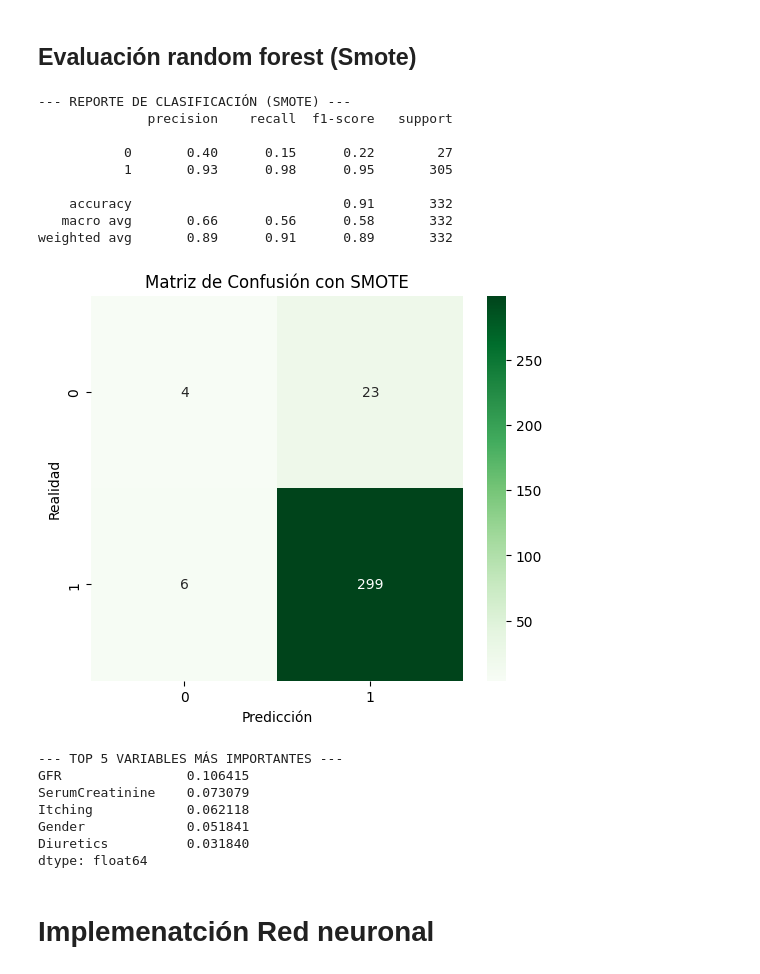
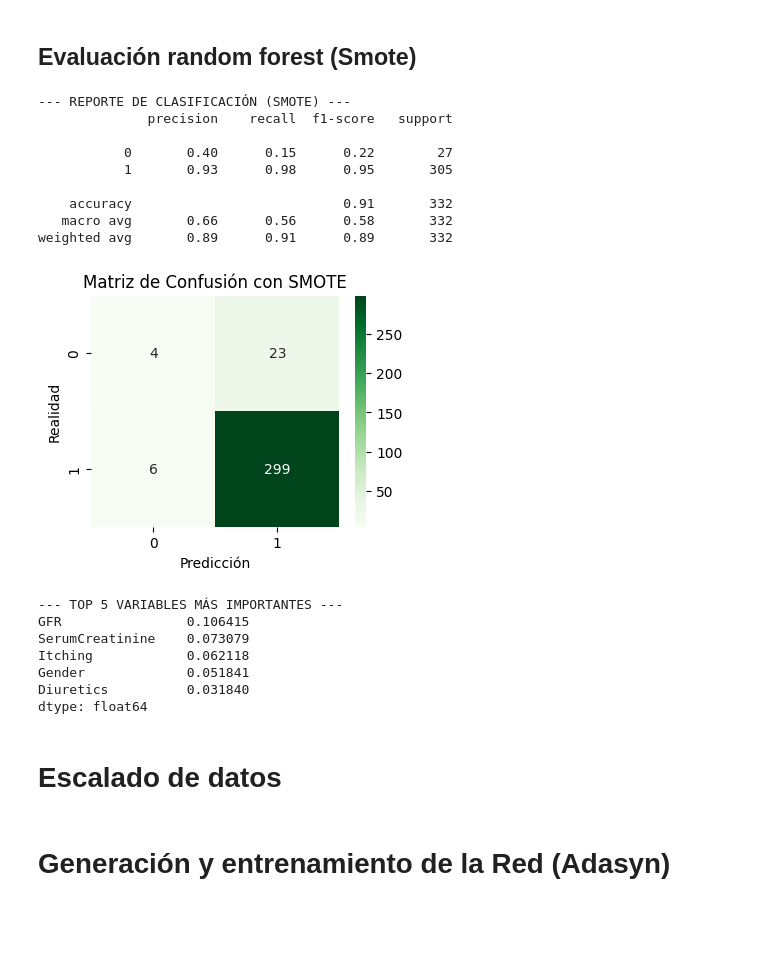
Before and after one commit to Edgarfevi/hackathon_salud, a Jupyter notebook: datos_e_ia.ipynb, the cells around one changed output. Drawn from its saved outputs; the diff is of its cells as text; code cells hidden in the pictures; blank space fills up the shorter version.

```diff
--- a/datos_e_ia.ipynb
+++ b/datos_e_ia.ipynb
@@ -193,35 +195,35 @@ RandomForestClassifier(min_samples_split=5, n_estimators=200, n_jobs=-1,
 # %%
 # ==========================================
 # 6. EVALUAR
 # ==========================================
 y_pred_smote = rf_model2.predict(X_test)
 
 print("\n--- REPORTE DE CLASIFICACIÓN (SMOTE) ---")
 print(classification_report(y_test, y_pred_smote))
 
 # Matriz de Confusión
-plt.figure(figsize=(6, 5))
+plt.figure(figsize=(4, 3))
 sns.heatmap(confusion_matrix(y_test, y_pred_smote), annot=True, fmt='d', cmap='Greens')
 plt.title('Matriz de Confusión con SMOTE')
 plt.ylabel('Realidad')
 plt.xlabel('Predicción')
 plt.show()
 
 # C) Importancia de Variables (¿Qué columnas pesaron más?)
 feature_importances = pd.Series(rf_model2.feature_importances_, index=X.columns)
 print("\n--- TOP 5 VARIABLES MÁS IMPORTANTES ---")
 print(feature_importances.nlargest(5))
 # %% [output]
 --- REPORTE DE CLASIFICACIÓN (SMOTE) ---
               precision    recall  f1-score   support
 
            0       0.40      0.15      0.22        27
            1       0.93      0.98      0.95       305
 
     accuracy                           0.91       332
    macro avg       0.66      0.56      0.58       332
 weighted avg       0.89      0.91      0.89       332
-[figure, old version]
+[figure, new version]
 --- TOP 5 VARIABLES MÁS IMPORTANTES ---
 GFR                0.106415
 SerumCreatinine    0.073079
@@ -230,4 +232,4 @@ Gender             0.051841
 Diuretics          0.031840
 dtype: float64
 # %% [markdown]
-# Implemenatción Red neuronal
+# Escalado de datos
@@ -233,0 +244,2 @@ dtype: float64
+# %% [markdown]
+# Generación y entrenamiento de la Red (Adasyn)
```
Also changed, not shown: parts of 12 cells of this notebook.
